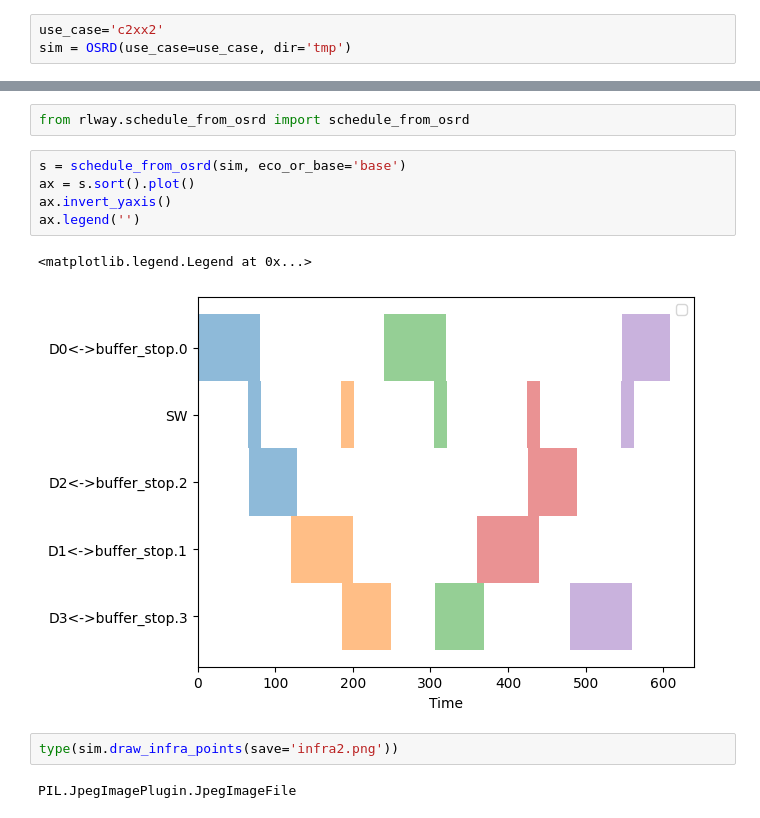
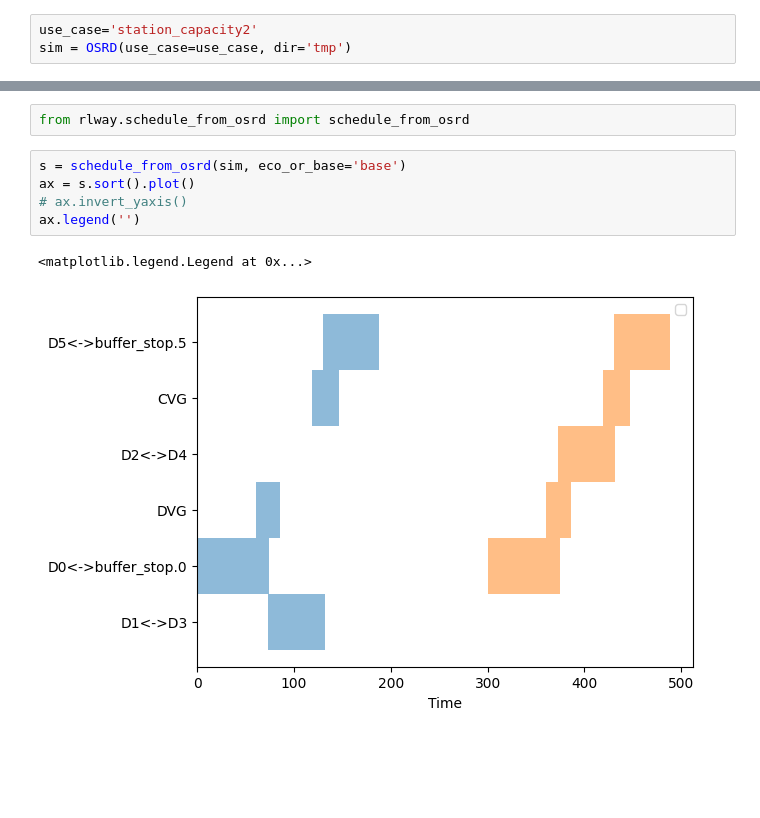
Before and after one commit to y-plus/pyOSRD, a Jupyter notebook: notebooks_explo/use_case.ipynb, the cells around one changed output, grey strips where cells are left out. Cells and saved outputs as stored; diff of their text form; blank space fills up the shorter version.

Commit message:
Add use cases

```diff
--- a/notebooks_explo/use_case.ipynb
+++ b/notebooks_explo/use_case.ipynb
@@ -21,6 +23,6 @@ OSRD.use_cases
  'station_capacity2',
  'straight_line']
 # %%
-use_case='c2xx2'
+use_case='station_capacity2'
 sim = OSRD(use_case=use_case, dir='tmp')
 # %% [output]
@@ -46,12 +49,8 @@ from rlway.schedule_from_osrd import schedule_from_osrd
 # %%
 s = schedule_from_osrd(sim, eco_or_base='base')
 ax = s.sort().plot()
-ax.invert_yaxis()
+# ax.invert_yaxis()
 ax.legend('')
 # %% [output]
 <matplotlib.legend.Legend at 0x...>
-[figure, old version]
+[figure, new version]
-# %%
-type(sim.draw_infra_points(save='infra2.png'))
-# %% [output]
-PIL.JpegImagePlugin.JpegImageFile
```
Also changed, not shown: parts of 6 cells of this notebook, 2 other files.
